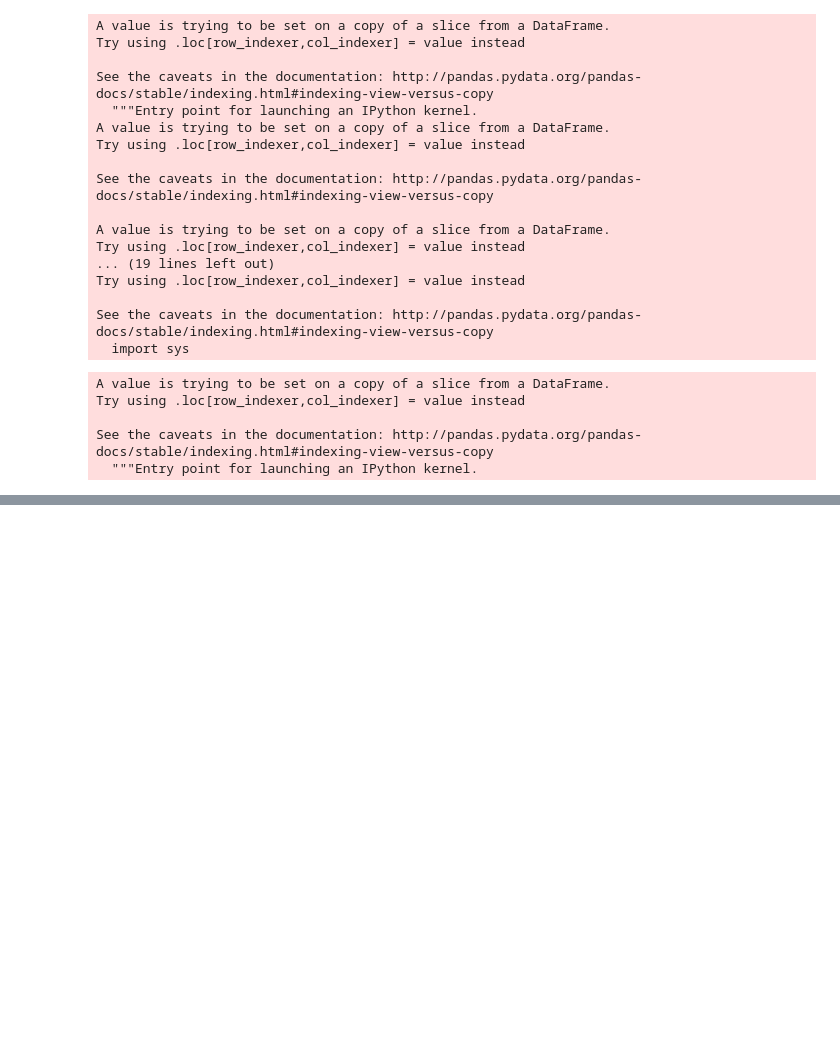
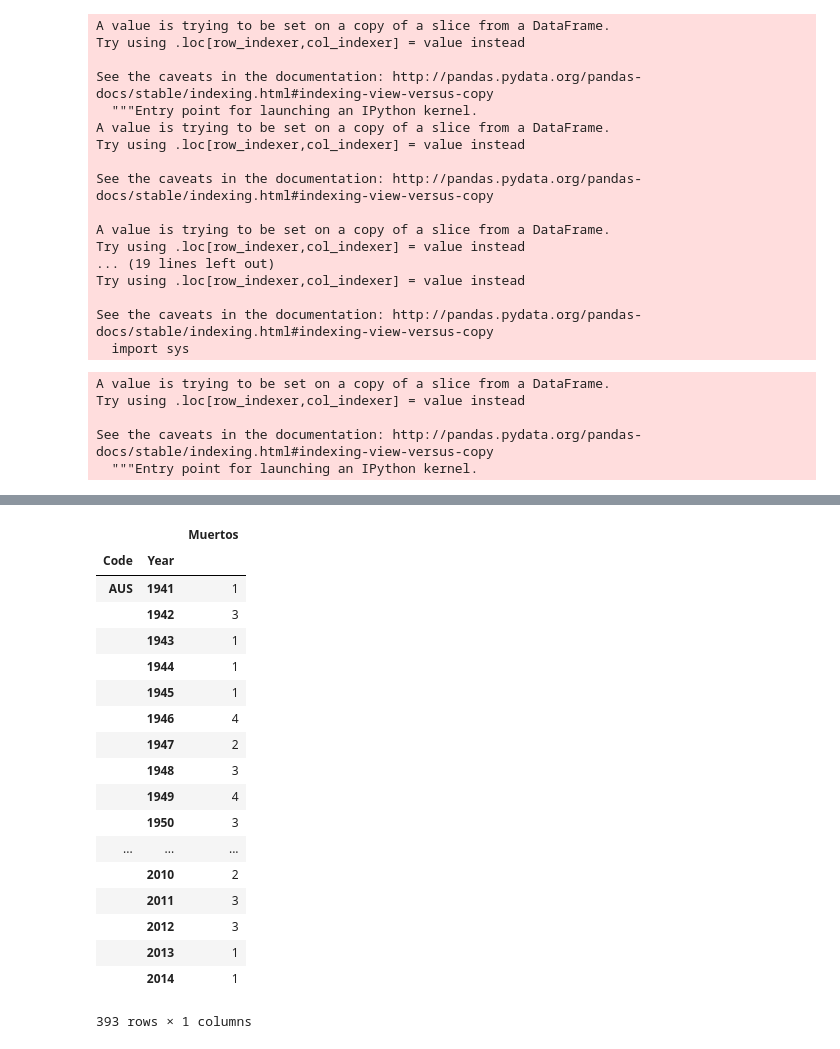
Before and after one commit to ironhack-datalabs/datamad0619, a Jupyter notebook: module-1/pandas-project/your-code/data-wrangling.ipynb, the cells around one changed output, grey strips where cells are left out. Cells and saved outputs as stored; diff of their text form; code cells hidden in the pictures; blank space fills up the shorter version.

```diff
--- a/module-1/pandas-project/your-code/data-wrangling.ipynb
+++ b/module-1/pandas-project/your-code/data-wrangling.ipynb
@@ -110,0 +123,3 @@ print(gdf2)
+# %%
+prueba = mergeado
+prueba.head()
@@ -110,0 +133,25 @@ print(gdf2)
+# %%
+asss=pd.DataFrame()
+# %%
+asss['Muertos']= prueba[prueba["Fatal"]=="Y"].groupby(["Code","Year"]).count()["Fatal"]
+asss
+# %% [output]
+|  |  | Muertos |
+| Code | Year |  |
+| AUS | 1941 | 1 |
+|  | 1942 | 3 |
+|  | 1943 | 1 |
+|  | 1944 | 1 |
+|  | 1945 | 1 |
+|  | 1946 | 4 |
+|  | 1947 | 2 |
+|  | 1948 | 3 |
+|  | 1949 | 4 |
+|  | 1950 | 3 |
+| ... | ... | ... |
+|  | 2010 | 2 |
+|  | 2011 | 3 |
+|  | 2012 | 3 |
+|  | 2013 | 1 |
+|  | 2014 | 1 |
+393 rows × 1 columns
```
Also changed, not shown: parts of 14 cells of this notebook, 1 other file.
